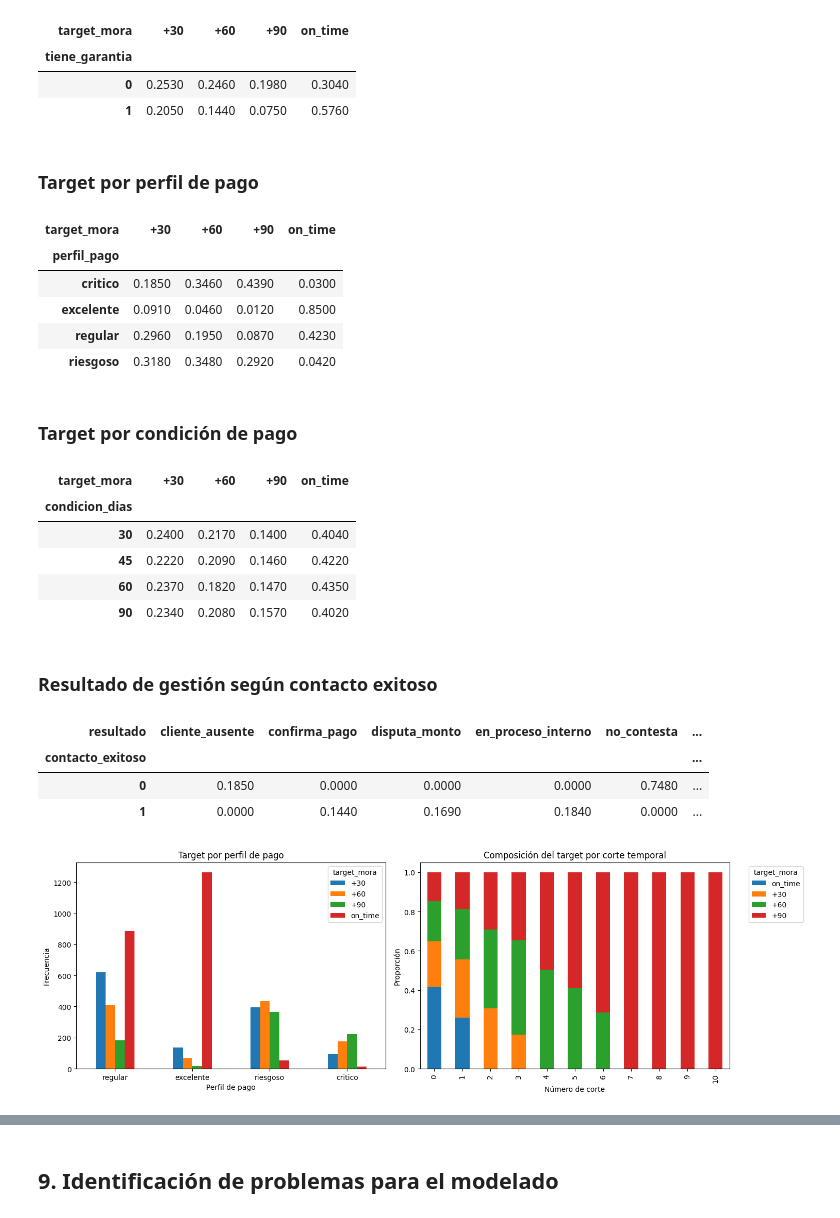
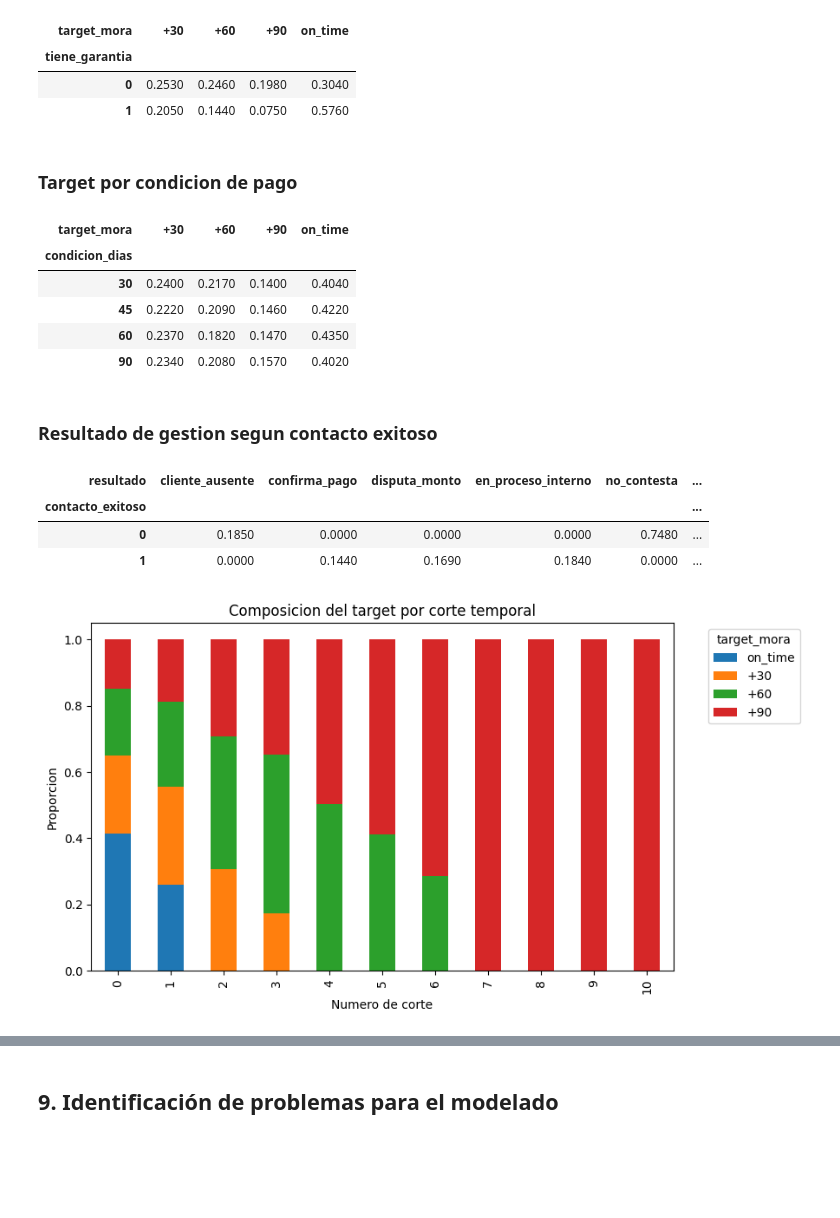
Before and after one commit to kevinUbe23/GRUPO_3, a Jupyter notebook: 02_eda/notebook_eda_cobranzas.ipynb, the cells around one changed output, grey strips where cells are left out. Saved outputs shown, nothing was run; the diff lists cells and outputs as text; code cells hidden in the pictures; blank space fills up the shorter version.

```diff
--- a/02_eda/notebook_eda_cobranzas.ipynb
+++ b/02_eda/notebook_eda_cobranzas.ipynb
@@ -907,64 +906,44 @@ display(rel_garantia)
 | 0 | 0.2530 | 0.2460 | 0.1980 | 0.3040 |
 | 1 | 0.2050 | 0.1440 | 0.0750 | 0.5760 |
 # %%
-
-# Relación target vs perfil del cliente
-facturas_ext = facturas.merge(clientes[['cliente_id', 'perfil_pago', 'sector', 'tiene_garantia']], on='cliente_id', how='left')
-rel_perfil = pd.crosstab(facturas_ext['perfil_pago'], facturas_ext[fact_target_col], normalize='index').round(3)
+# Relaciones operativas con target y resultados de gestion
 rel_condicion = pd.crosstab(facturas['condicion_dias'], facturas[fact_target_col], normalize='index').round(3)
 rel_contacto = pd.crosstab(gestiones['contacto_exitoso'], gestiones['resultado'], normalize='index').round(3)
 
-display(Markdown('### Target por perfil de pago'))
-display(rel_perfil)
-
-display(Markdown('### Target por condición de pago'))
+display(Markdown('### Target por condicion de pago'))
 display(rel_condicion)
 
-display(Markdown('### Resultado de gestión según contacto exitoso'))
+display(Markdown('### Resultado de gestion segun contacto exitoso'))
 display(rel_contacto)
 # %% [output]
-### Target por perfil de pago
+### Target por condicion de pago
 | target_mora | +30 | +60 | +90 | on_time |
-| perfil_pago |  |  |  |  |
-| critico | 0.1850 | 0.3460 | 0.4390 | 0.0300 |
-| excelente | 0.0910 | 0.0460 | 0.0120 | 0.8500 |
-| regular | 0.2960 | 0.1950 | 0.0870 | 0.4230 |
-| riesgoso | 0.3180 | 0.3480 | 0.2920 | 0.0420 |
+| condicion_dias |  |  |  |  |
+| 30 | 0.2400 | 0.2170 | 0.1400 | 0.4040 |
+| 45 | 0.2220 | 0.2090 | 0.1460 | 0.4220 |
+| 60 | 0.2370 | 0.1820 | 0.1470 | 0.4350 |
+| 90 | 0.2340 | 0.2080 | 0.1570 | 0.4020 |
-### Target por condición de pago
+### Resultado de gestion segun contacto exitoso
-| target_mora | +30 | +60 | +90 | on_time |
-| condicion_dias |  |  |  |  |
-| 30 | 0.2400 | 0.2170 | 0.1400 | 0.4040 |
-| 45 | 0.2220 | 0.2090 | 0.1460 | 0.4220 |
-| 60 | 0.2370 | 0.1820 | 0.1470 | 0.4350 |
-| 90 | 0.2340 | 0.2080 | 0.1570 | 0.4020 |
+| resultado | cliente_ausente | confirma_pago | disputa_monto | en_proceso_interno | no_contesta | ... |
+| contacto_exitoso |  |  |  |  |  | ... |
+| 0 | 0.1850 | 0.0000 | 0.0000 | 0.0000 | 0.7480 | ... |
+| 1 | 0.0000 | 0.1440 | 0.1690 | 0.1840 | 0.0000 | ... |
-### Resultado de gestión según contacto exitoso
-| resultado | cliente_ausente | confirma_pago | disputa_monto | en_proceso_interno | no_contesta | ... |
-| contacto_exitoso |  |  |  |  |  | ... |
-| 0 | 0.1850 | 0.0000 | 0.0000 | 0.0000 | 0.7480 | ... |
-| 1 | 0.0000 | 0.1440 | 0.1690 | 0.1840 | 0.0000 | ... |
 # %%
-# Relaciones visuales
-fig, axes = plt.subplots(1, 2, figsize=(15, 5))
-
-pd.crosstab(facturas_ext['perfil_pago'], facturas_ext[fact_target_col]).reindex(facturas_ext['perfil_pago'].value_counts().index).plot(kind='bar', ax=axes[0])
-axes[0].set_title('Target por perfil de pago')
-axes[0].set_xlabel('Perfil de pago')
-axes[0].set_ylabel('Frecuencia')
-axes[0].legend(title=fact_target_col)
-axes[0].tick_params(axis='x', rotation=0)
+# Relacion visual entre corte temporal y composicion del target
+fig, ax = plt.subplots(figsize=(9, 5))
 
 orden_corte = sorted(features['num_corte'].dropna().unique())
 target_por_corte = pd.crosstab(features['num_corte'], features[features_target_col], normalize='index').reindex(orden_corte)
-target_por_corte[orden_target].plot(kind='bar', stacked=True, ax=axes[1])
-axes[1].set_title('Composición del target por corte temporal')
-axes[1].set_xlabel('Número de corte')
-axes[1].set_ylabel('Proporción')
-axes[1].legend(title=features_target_col, bbox_to_anchor=(1.05, 1), loc='upper left')
+target_por_corte[orden_target].plot(kind='bar', stacked=True, ax=ax)
+ax.set_title('Composicion del target por corte temporal')
+ax.set_xlabel('Numero de corte')
+ax.set_ylabel('Proporcion')
+ax.legend(title=features_target_col, bbox_to_anchor=(1.05, 1), loc='upper left')
 
 plt.tight_layout()
 plt.show()
 # %% [output]
-[figure, old version]
+[figure, new version]
 # %% [markdown]
 
 ### Lectura de relaciones
```
Also changed, not shown: parts of 10 cells of this notebook, 47 other files.
